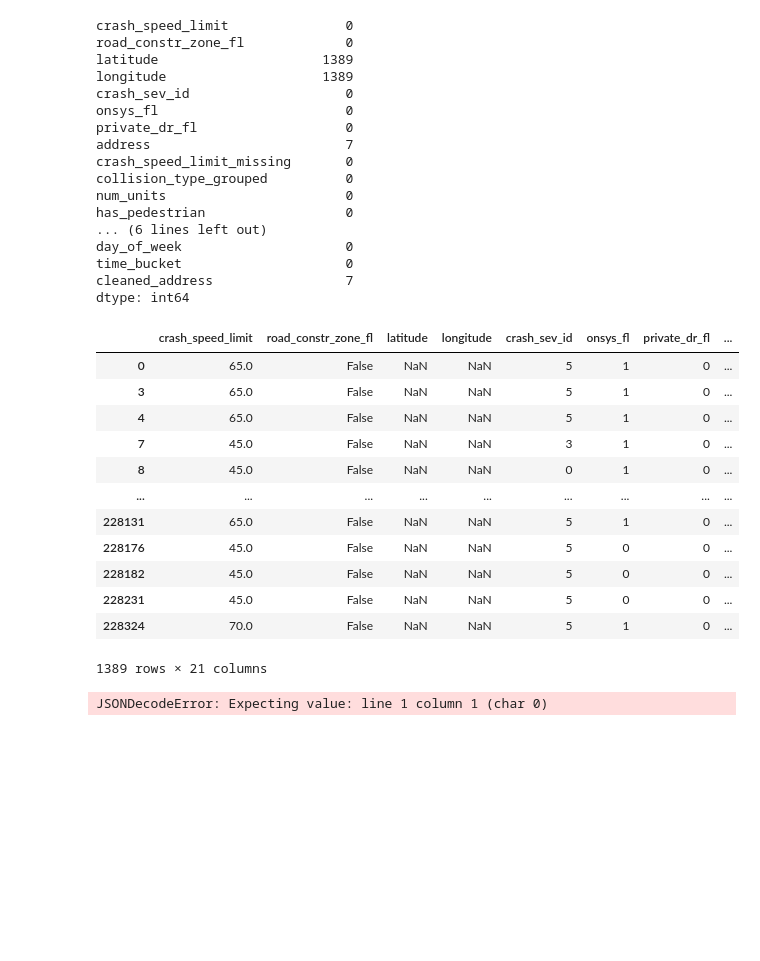
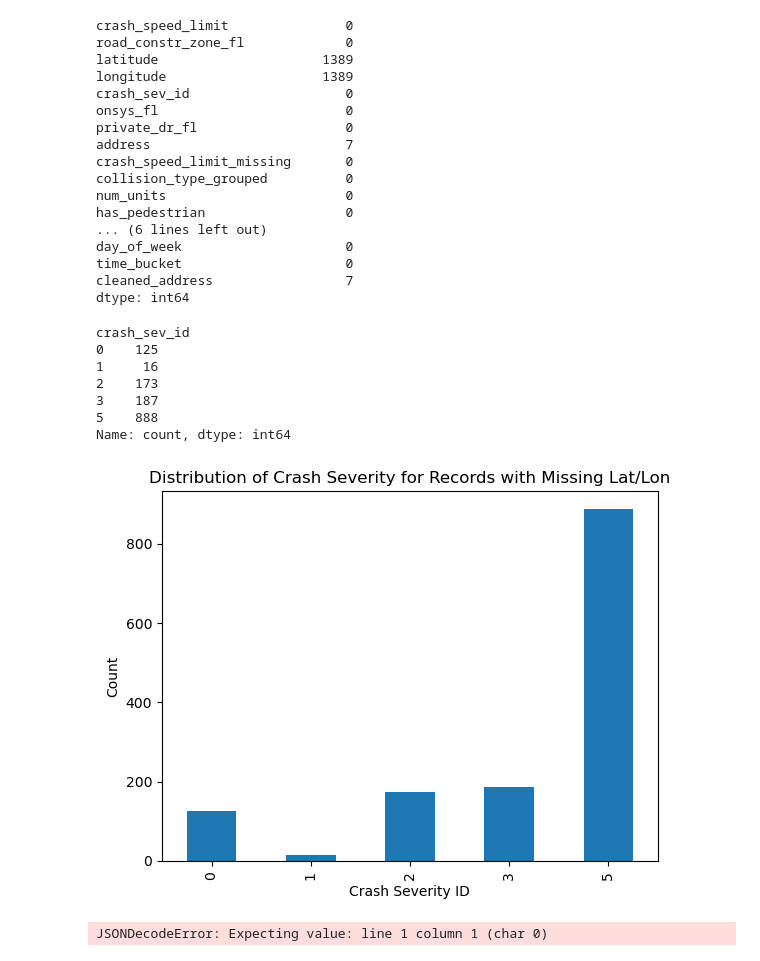
Before and after one commit to veee676/6302FinalTexasTrafficAccidentSeverityPrediction, a Jupyter notebook: Preprocessing.ipynb, the cells around one changed output. Drawn from its saved outputs; the diff is of its cells as text; code cells hidden in the pictures; blank space fills up the shorter version.

```diff
--- a/Preprocessing.ipynb
+++ b/Preprocessing.ipynb
@@ -575,21 +575,26 @@ dtype: int64
 # %%
 df_class.head()
 # %%
-df_class[df_class[['latitude', 'longitude']].isnull().any(axis=1)]
+df_rem_missing_latlon = df_class[df_class[['latitude', 'longitude']].isnull().any(axis=1)]
-# %% [output]
-|  | crash_speed_limit | road_constr_zone_fl | latitude | longitude | crash_sev_id | onsys_fl | private_dr_fl | ... |
-| 0 | 65.0 | False | NaN | NaN | 5 | 1 | 0 | ... |
-| 3 | 65.0 | False | NaN | NaN | 5 | 1 | 0 | ... |
-| 4 | 65.0 | False | NaN | NaN | 5 | 1 | 0 | ... |
-| 7 | 45.0 | False | NaN | NaN | 3 | 1 | 0 | ... |
-| 8 | 45.0 | False | NaN | NaN | 0 | 1 | 0 | ... |
-| ... | ... | ... | ... | ... | ... | ... | ... | ... |
-| 228131 | 65.0 | False | NaN | NaN | 5 | 1 | 0 | ... |
-| 228176 | 45.0 | False | NaN | NaN | 5 | 0 | 0 | ... |
-| 228182 | 45.0 | False | NaN | NaN | 5 | 0 | 0 | ... |
-| 228231 | 45.0 | False | NaN | NaN | 5 | 0 | 0 | ... |
-| 228324 | 70.0 | False | NaN | NaN | 5 | 1 | 0 | ... |
-1389 rows × 21 columns
+# %%
+#checking sev_id distribution in remaining missing lat and long records to see if there is any pattern
+sev_counts = df_rem_missing_latlon['crash_sev_id'].value_counts().sort_index()
+print(sev_counts)
+
+df_rem_missing_latlon['crash_sev_id'].value_counts().sort_index().plot(kind='bar')
+plt.title('Distribution of Crash Severity for Records with Missing Lat/Lon')
+plt.xlabel('Crash Severity ID')
+plt.ylabel('Count')
+plt.show()
+# %% [output]
+crash_sev_id
+0    125
+1     16
+2    173
+3    187
+5    888
+Name: count, dtype: int64
+[figure, added]
 # %%
 # making second pass of geocoding for remaining missing lat and long values using the cleaned address
 def geocode_google(address, api_key):
```
Also changed, not shown: parts of 9 cells of this notebook.
